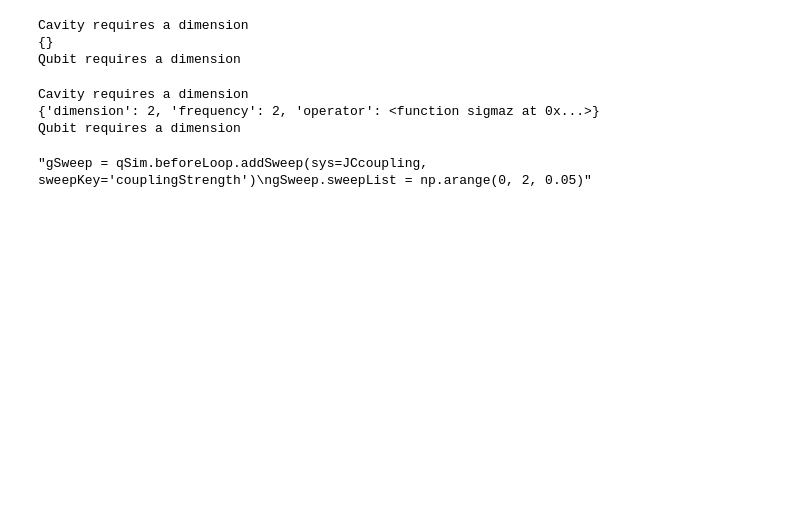
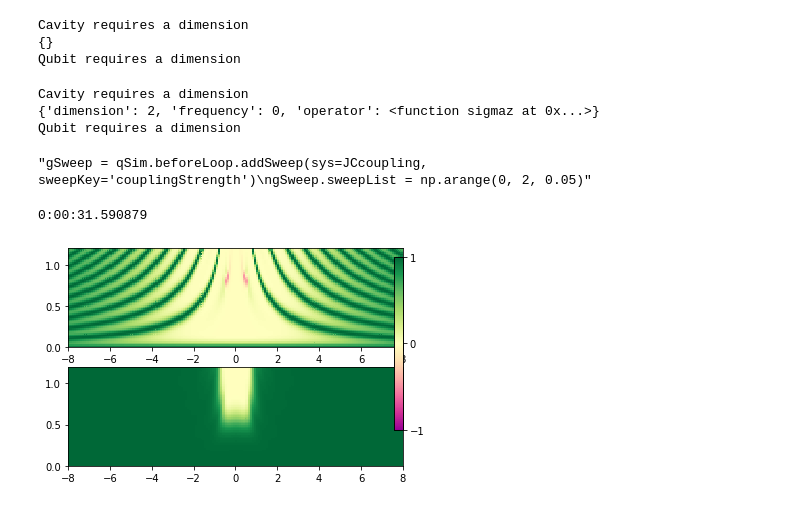
Before and after one commit to CirQuS-UTS/QuanGuru, a Jupyter notebook: Demos/NewObjectDemo.ipynb, the cells around one changed output. Drawn from its saved outputs; the diff is of its cells as text; code cells hidden in the pictures; blank space fills up the shorter version.

```diff
--- a/Demos/NewObjectDemo.ipynb
+++ b/Demos/NewObjectDemo.ipynb
@@ -15,7 +15,7 @@ import copy
 # %%
 resonatorDimension = 200
 g = 1.79
-qfreq = 2
+qfreq = 0
 resFreq = 2
 # %%
 qSim = Simulation()
@@ -37,9 +37,9 @@ Qubit requires a dimension
 digitalRabi = qProtocol(superSys=JCSys)
 JCunitary = freeEvolution(ratio=0.5, superSys=JCSys)
 bitFlip = xGate(implementation='instant', superSys=qub, fixed=True)
-AJC = freeEvolution(superSys=JCSys)
-qubset = JCunitary.createUpdate(system=qub, key='frequency', value=0)
-digitalRabi.addStep(JCunitary, bitFlip, AJC, bitFlip, JCunitary)
+#AJC = freeEvolution(superSys=JCSys)
+#qubset = JCunitary.createUpdate(system=qub, key='frequency', value=0)
+digitalRabi.addStep(JCunitary, bitFlip, JCunitary, JCunitary, bitFlip, JCunitary)
 
 JCSys.unitary = digitalRabi
 # %%
@@ -50,7 +50,7 @@ RabiCoupling = RabiSys.Rabi(RabiSys.qSystems['Cavity2'],RabiSys.qSystems['Qubit2
 qSim.subSystems = RabiSys
 # %% [output]
 Cavity requires a dimension
-{'dimension': 2, 'frequency': 2, 'operator': <function sigmaz at 0x...>}
+{'dimension': 2, 'frequency': 0, 'operator': <function sigmaz at 0x...>}
 Qubit requires a dimension
 # %%
 JCSys.initialState = [0,0]
@@ -85,15 +85,19 @@ results = qSim.run(p=True, coreCount='all')
 en = datetime.datetime.now()
 
 print(en-nw)
+# %% [output]
+0:00:31.590879
 # %%
 def plotRes(xList = cavFreqSweep2.sweepList):
-    fig = plt.figure(figsize=(12,9))
+    fig = plt.figure()
     setC = [0.88, 0.25, 0.02, 0.6]
     axGrids = ck.Plotting.Functions.grid(2, 1, fig=fig)
 
     ck.Plotting.SimplePlots.colorPlot(xList, [x*qSim.stepSize for x in range(qSim.steps+1)], results.results[0],ax=axGrids[0], gif=fig, setC=setC)
     ck.Plotting.SimplePlots.colorPlot(xList, [x*qSim.stepSize for x in range(qSim.steps+1)], results.results[1],ax=axGrids[1], gif=fig, setC=setC)
 plotRes()
+# %% [output]
+[figure, added]
 # %%
 JCSys.reset()
 JCSys.createSysCoupling([qub,cav],[QuantumToolbox.operators.sigmax, QuantumToolbox.operators.create], couplingStrength=g)
```
Also changed, not shown: parts of 5 cells of this notebook, 2 other files.
